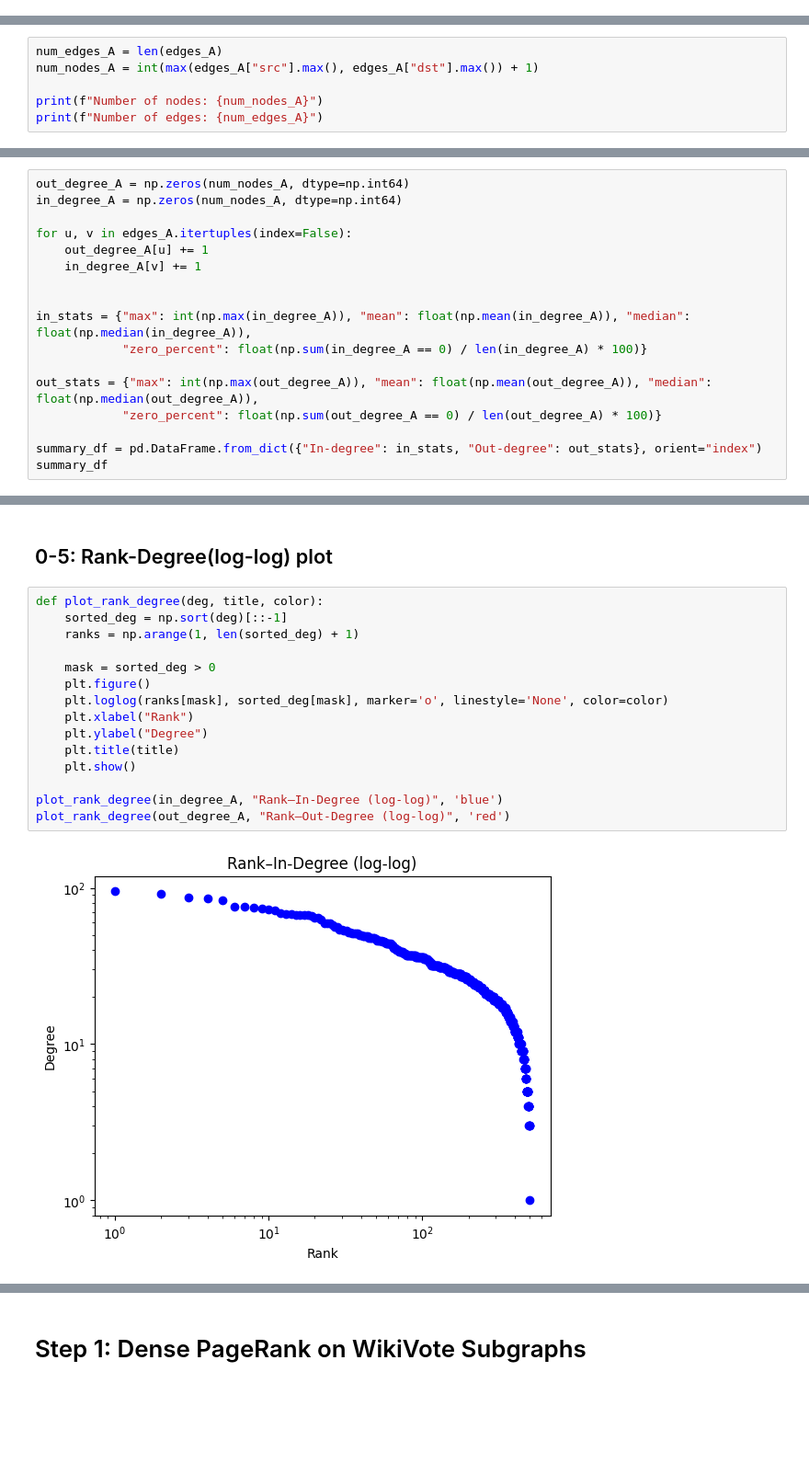
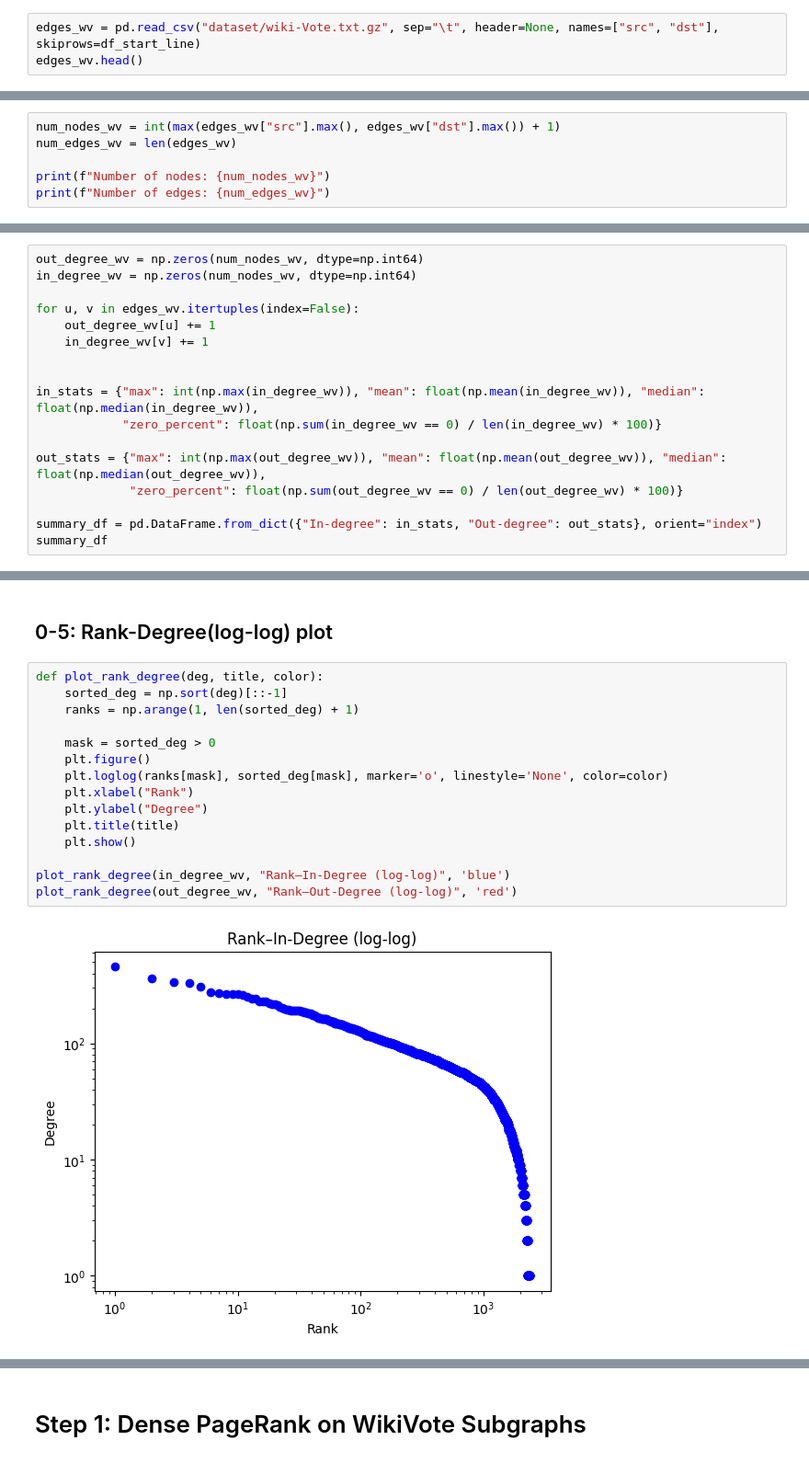
Before and after one commit to pouriaSameti/Mathematics-For-Data-Science, a Jupyter notebook: Project 3/notebook.ipynb, the cells around one changed output, grey strips where cells are left out. Shown at 92% size. Saved outputs shown, nothing was run; the diff lists cells and outputs as text; blank space fills up the shorter version.

Commit message:
Project 3: Debugging in WikiVote dataset and preprocessing it.

```diff
--- a/Project 3/notebook.ipynb
+++ b/Project 3/notebook.ipynb
@@ -21,0 +33,3 @@ edges_A.head()
+# %%
+edges_wv = pd.read_csv("dataset/wiki-Vote.txt.gz", sep="\t", header=None, names=["src", "dst"], skiprows=df_start_line)
+edges_wv.head()
@@ -22,9 +43,9 @@ edges_A.head()
 # %% [markdown]
 ## 0-1: Checking Nodes & Edges
 # %%
-num_edges_A = len(edges_A)
-num_nodes_A = int(max(edges_A["src"].max(), edges_A["dst"].max()) + 1)
+num_nodes_wv = int(max(edges_wv["src"].max(), edges_wv["dst"].max()) + 1)
+num_edges_wv = len(edges_wv)
 
-print(f"Number of nodes: {num_nodes_A}")
-print(f"Number of edges: {num_edges_A}")
+print(f"Number of nodes: {num_nodes_wv}")
+print(f"Number of edges: {num_edges_wv}")
 # %% [output]
@@ -33,19 +54,19 @@ Number of edges: 12691
 # %% [markdown]
 ## 0-2: in-degree & out-degree calculation
 # %%
-out_degree_A = np.zeros(num_nodes_A, dtype=np.int64)
-in_degree_A = np.zeros(num_nodes_A, dtype=np.int64)
+out_degree_wv = np.zeros(num_nodes_wv, dtype=np.int64)
+in_degree_wv = np.zeros(num_nodes_wv, dtype=np.int64)
 
-for u, v in edges_A.itertuples(index=False):
-    out_degree_A[u] += 1
-    in_degree_A[v] += 1
+for u, v in edges_wv.itertuples(index=False):
+    out_degree_wv[u] += 1
+    in_degree_wv[v] += 1
 
 
-in_stats = {"max": int(np.max(in_degree_A)), "mean": float(np.mean(in_degree_A)), "median": float(np.median(in_degree_A)),
-            "zero_percent": float(np.sum(in_degree_A == 0) / len(in_degree_A) * 100)}
+in_stats = {"max": int(np.max(in_degree_wv)), "mean": float(np.mean(in_degree_wv)), "median": float(np.median(in_degree_wv)),
+            "zero_percent": float(np.sum(in_degree_wv == 0) / len(in_degree_wv) * 100)}
 
-out_stats = {"max": int(np.max(out_degree_A)), "mean": float(np.mean(out_degree_A)), "median": float(np.median(out_degree_A)),
-            "zero_percent": float(np.sum(out_degree_A == 0) / len(out_degree_A) * 100)}
+out_stats = {"max": int(np.max(out_degree_wv)), "mean": float(np.mean(out_degree_wv)), "median": float(np.median(out_degree_wv)),
+             "zero_percent": float(np.sum(out_degree_wv == 0) / len(out_degree_wv) * 100)}
 
 summary_df = pd.DataFrame.from_dict({"In-degree": in_stats, "Out-degree": out_stats}, orient="index")
 summary_df
@@ -136,17 +148,17 @@ top20_out_df
 # %%
 def plot_rank_degree(deg, title, color):
     sorted_deg = np.sort(deg)[::-1]
     ranks = np.arange(1, len(sorted_deg) + 1)
 
     mask = sorted_deg > 0
     plt.figure()
     plt.loglog(ranks[mask], sorted_deg[mask], marker='o', linestyle='None', color=color)
     plt.xlabel("Rank")
     plt.ylabel("Degree")
     plt.title(title)
     plt.show()
 
-plot_rank_degree(in_degree_A, "Rank–In-Degree (log-log)", 'blue')
-plot_rank_degree(out_degree_A, "Rank–Out-Degree (log-log)", 'red')
+plot_rank_degree(in_degree_wv, "Rank–In-Degree (log-log)", 'blue')
+plot_rank_degree(out_degree_wv, "Rank–Out-Degree (log-log)", 'red')
 # %% [output]
-[figure, old version]
+[figure, new version]
```
Also changed, not shown: parts of 20 cells of this notebook.
